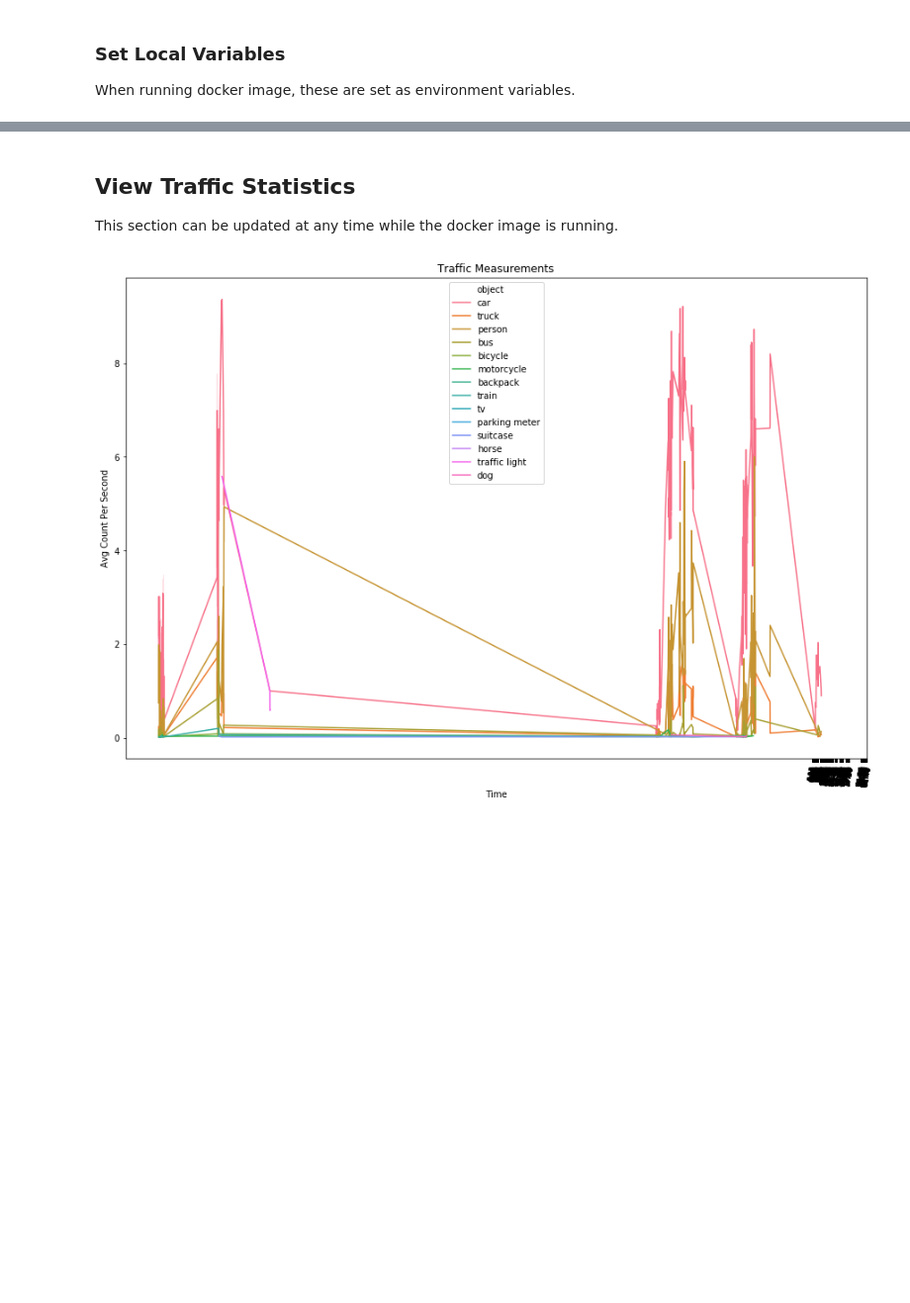
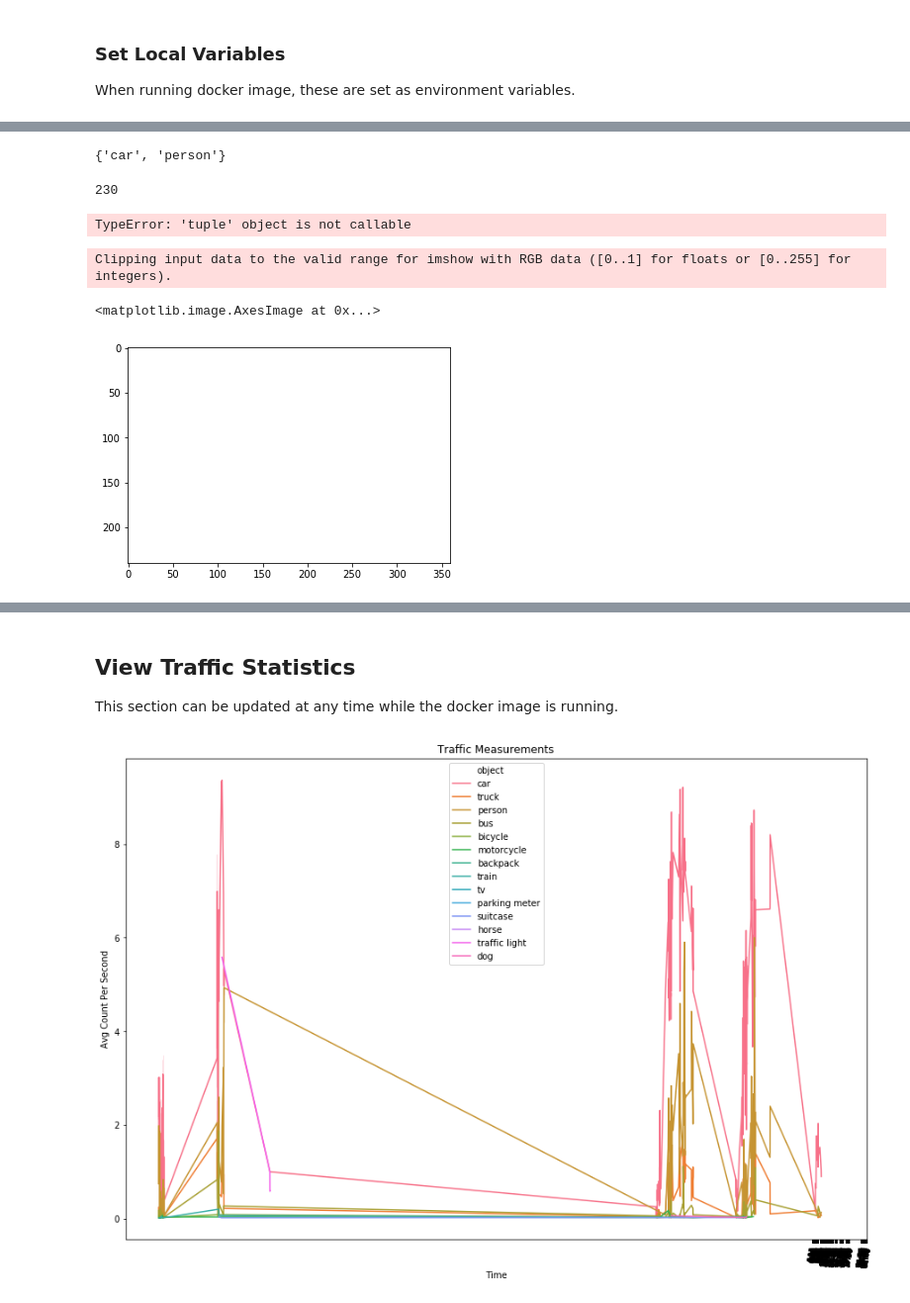
Before and after one commit to mcdomx/TrafficMonitoring, a Jupyter notebook: capture_video.ipynb, the cells around one changed output, grey strips where cells are left out. Shown at 99% size. Cells and saved outputs as stored; diff of their text form; code cells hidden in the pictures; blank space fills up the shorter version.

```diff
--- a/capture_video.ipynb
+++ b/capture_video.ipynb
@@ -651,0 +312,4 @@ def stream_object_detection():
+# %%
+get_monitorlist2("ph")
+# %% [output]
+{'car', 'person'}
@@ -652,3 +318,19 @@ def stream_object_detection():
+# %%
+frame = np.ones(shape=(240,360,3))*200
+# %%
+frame.shape[0]-10
+# %% [output]
+230
+# %%
+frame[200:230].shape()
+# %% [output]
+TypeError: 'tuple' object is not callable
+# %%
+plt.imshow(frame)
+# %% [output]
+Clipping input data to the valid range for imshow with RGB data ([0..1] for floats or [0..255] for integers).
+<matplotlib.image.AxesImage at 0x...>
+[figure, added]
 # %%
 # Start object detection
 # press 'q' when video window is selected to stop.
```
Also changed, not shown: parts of 19 cells of this notebook, 14 other files.
